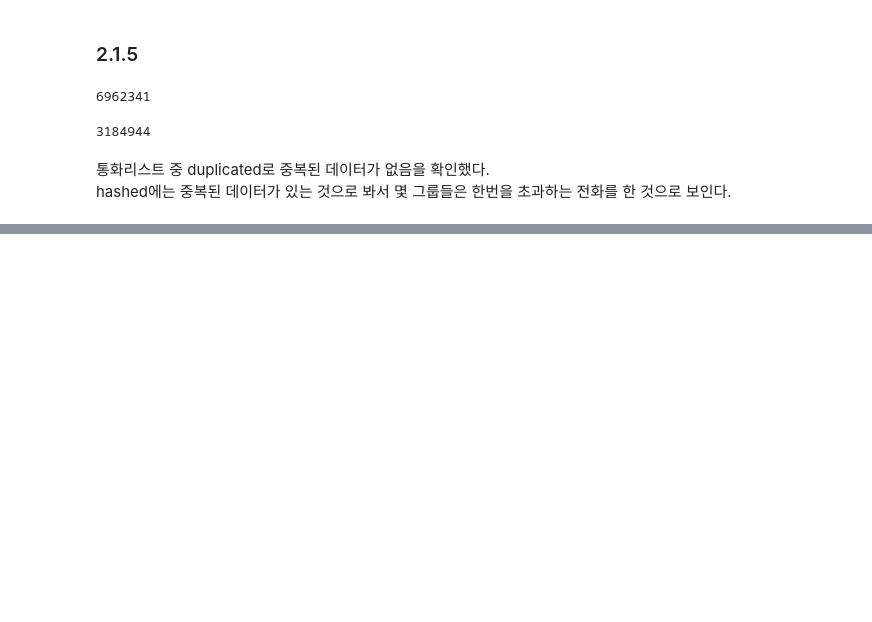
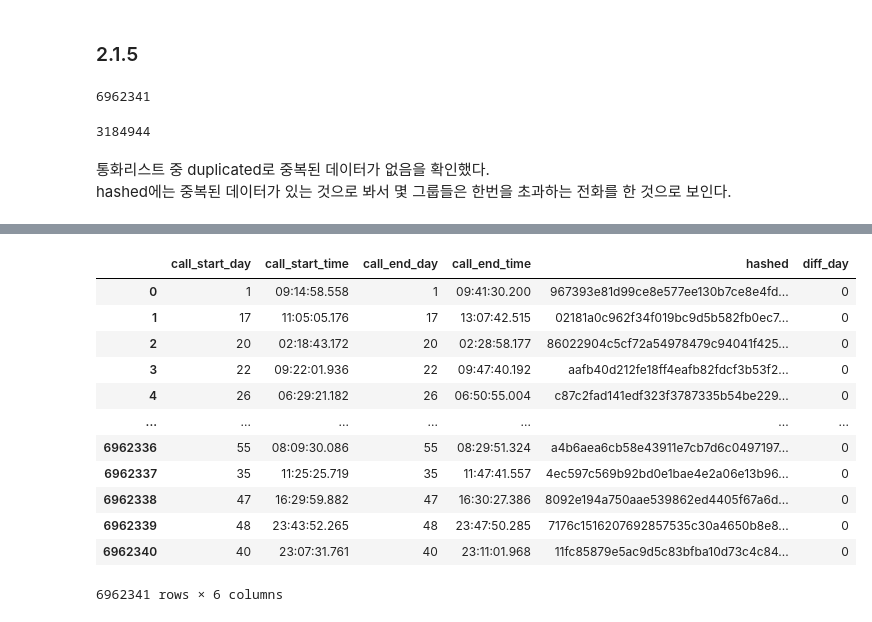
Before and after one commit to koojaekwan/jaekwan-s-python, a Jupyter notebook: jaekwankoo.ipynb, the cells around one changed output, grey strips where cells are left out. Drawn from its saved outputs; the diff is of its cells as text; code cells hidden in the pictures; blank space fills up the shorter version.

```diff
--- a/jaekwankoo.ipynb
+++ b/jaekwankoo.ipynb
@@ -188,0 +214,16 @@ hashed에는 중복된 데이터가 있는 것으로 봐서 몇 그룹들은 한
+# %%
+data
+# %% [output]
+|  | call_start_day | call_start_time | call_end_day | call_end_time | hashed | diff_day |
+| 0 | 1 | 09:14:58.558 | 1 | 09:41:30.200 | 967393e81d99ce8e577ee130b7ce8e4fd... | 0 |
+| 1 | 17 | 11:05:05.176 | 17 | 13:07:42.515 | 02181a0c962f34f019bc9d5b582fb0ec7... | 0 |
+| 2 | 20 | 02:18:43.172 | 20 | 02:28:58.177 | 86022904c5cf72a54978479c94041f425... | 0 |
+| 3 | 22 | 09:22:01.936 | 22 | 09:47:40.192 | aafb40d212fe18ff4eafb82fdcf3b53f2... | 0 |
+| 4 | 26 | 06:29:21.182 | 26 | 06:50:55.004 | c87c2fad141edf323f3787335b54be229... | 0 |
+| ... | ... | ... | ... | ... | ... | ... |
+| 6962336 | 55 | 08:09:30.086 | 55 | 08:29:51.324 | a4b6aea6cb58e43911e7cb7d6c0497197... | 0 |
+| 6962337 | 35 | 11:25:25.719 | 35 | 11:47:41.557 | 4ec597c569b92bd0e1bae4e2a06e13b96... | 0 |
+| 6962338 | 47 | 16:29:59.882 | 47 | 16:30:27.386 | 8092e194a750aae539862ed4405f67a6d... | 0 |
+| 6962339 | 48 | 23:43:52.265 | 48 | 23:47:50.285 | 7176c1516207692857535c30a4650b8e8... | 0 |
+| 6962340 | 40 | 23:07:31.761 | 40 | 23:11:01.968 | 11fc85879e5ac9d5c83bfba10d73c4c84... | 0 |
+6962341 rows × 6 columns
```
Also changed, not shown: parts of 23 cells of this notebook.
